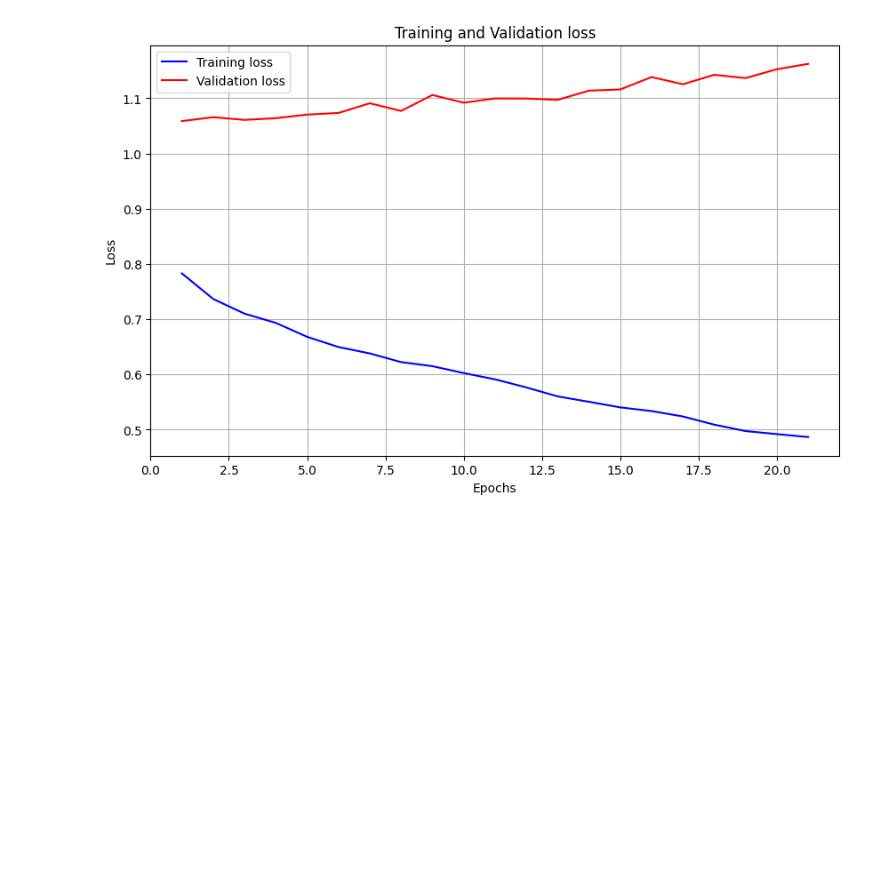
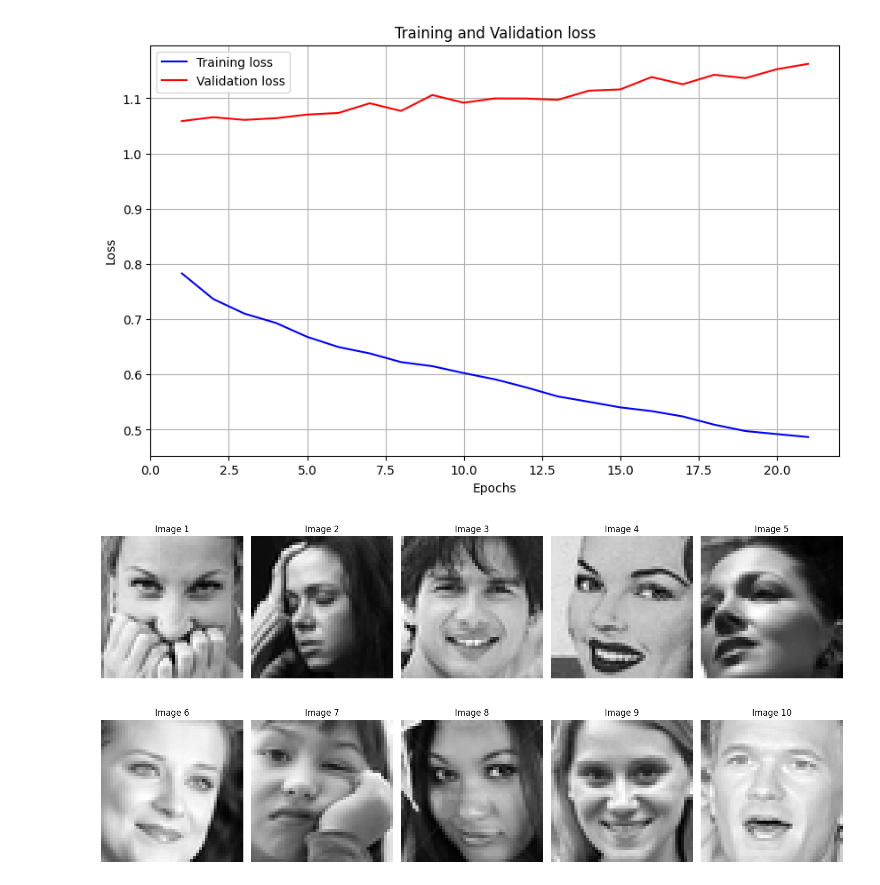
Before and after one commit to aymenn8/facial-expression-model, a Jupyter notebook: main.ipynb, the cells around one changed output. Saved outputs shown, nothing was run; the diff lists cells and outputs as text; code cells hidden in the pictures; blank space fills up the shorter version.

```diff
--- a/main.ipynb
+++ b/main.ipynb
@@ -498,3 +498,26 @@ plot_model_history_only(history)
 # %% [output]
 [figure]
 [figure]
+# %%
+# Pour stocker les index sélectionnés et les images
+selected_indices = []
+selected_images = []
+
+plt.figure(figsize=(15, 8))
+for i in range(10):
+    idx = np.random.randint(0, len(test_data))
+    selected_indices.append(idx)
+
+    pixels = test_data.iloc[idx]['pixels']
+    image = pixels_to_image(pixels)
+    selected_images.append(image)
+
+    plt.subplot(2, 5, i + 1)
+    plt.imshow(image, cmap='gray')
+    plt.title(f'Image {i+1}')
+    plt.axis('off')
+
+plt.tight_layout()
+plt.show()
+# %% [output]
+[figure, added]
```
Also changed, not shown: parts of 4 cells of this notebook, 2 other files.
